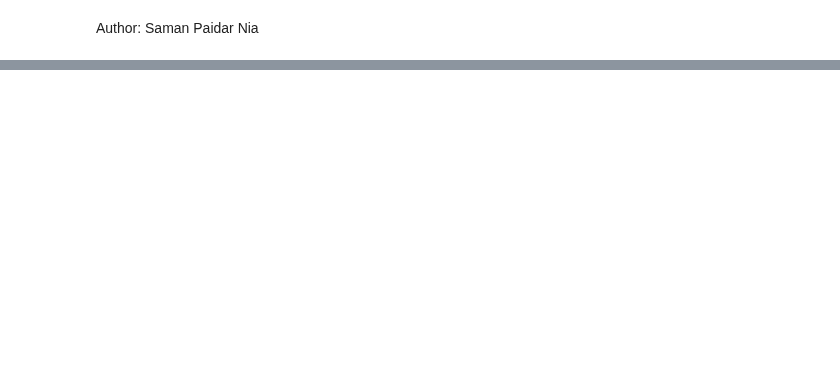
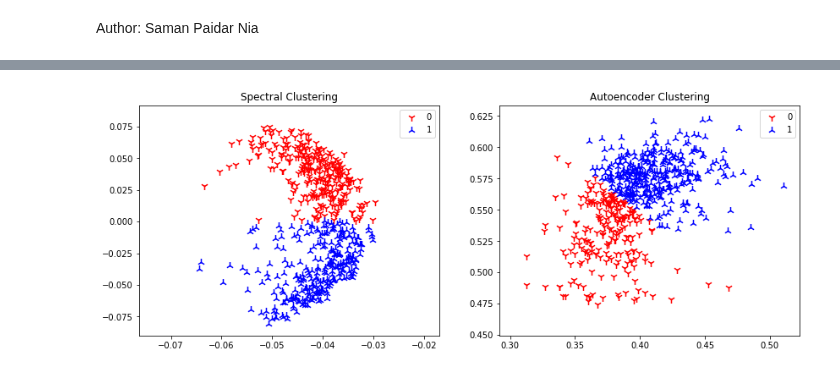
Before and after one commit to saman-nia/Deep-Neural-Networks-for-Clustering, a Jupyter notebook: Autoencoder_vs_Spectral_on_Breast_Cancer/Autoencoder_vs_Spectral_on_Breast_Cancer.ipynb, the cells around one changed output, grey strips where cells are left out. Saved outputs shown, nothing was run; the diff lists cells and outputs as text; code cells hidden in the pictures; blank space fills up the shorter version.

```diff
--- a/Autoencoder_vs_Spectral_on_Breast_Cancer/Autoencoder_vs_Spectral_on_Breast_Cancer.ipynb
+++ b/Autoencoder_vs_Spectral_on_Breast_Cancer/Autoencoder_vs_Spectral_on_Breast_Cancer.ipynb
@@ -252,30 +267,18 @@ Autoencoder:    0.51
 # %%
-origin_label = np.array(data_set.next_batch(1)[1]).astype(int)
-colors = [('r', '1'),('b', '2')]
-plt.figure(figsize=(14, 10))
+plt.figure(figsize=(14, 5))
 for num in range(2):
-    plt.subplot(2,2,1)
-    plt.scatter([spec_code[:,0][i] for i in range(len(origin_label)) if origin_label[i] == num],
-                [spec_code[:,1][i] for i in range(len(origin_label)) if origin_label[i] == num],
-                99, label=str(num), color = colors[num][0], marker=colors[num][1])
-    plt.title("Spectral Embbeding")
-    plt.legend()
-    plt.subplot(2,2,2)
-    plt.scatter([ae_codes[:,0][i] for i in range(len(origin_label)) if origin_label[i] == num],
-                [ae_codes[:,1][i] for i in range(len(origin_label)) if origin_label[i] == num],
-                99, label=str(num), color = colors[num][0], marker=colors[num][1])
-    plt.title("Autoencoder Embbeding")
-    plt.legend()
-    plt.subplot(2,2,3)
+    plt.subplot(1,2,1)
     plt.scatter([spec_code[:,0][i] for i in range(len(indx)) if indx[i] == num],
                 [spec_code[:,1][i] for i in range(len(indx)) if indx[i] == num],
-                99, label=str(num), color = colors[num][0], marker=colors[num][1])
+                80, label=str(num), color = colors[num][0], marker=colors[num][1])
     plt.title("Spectral Clustering")
     plt.legend()
-
-    plt.subplot(2,2,4)
+    plt.subplot(1,2,2)
     plt.scatter([ae_codes[:,0][i] for i in range(len(idx)) if idx[i] == num],
                 [ae_codes[:,1][i] for i in range(len(idx)) if idx[i] == num],
-                99, label=str(num), color = colors[num][0], marker=colors[num][1])
+                80, label=str(num), color = colors[num][0], marker=colors[num][1])
     plt.title("Autoencoder Clustering")
     plt.legend()
+plt.show()
+# %% [output]
+[figure, added]
```
Also changed, not shown: parts of 25 cells of this notebook.
